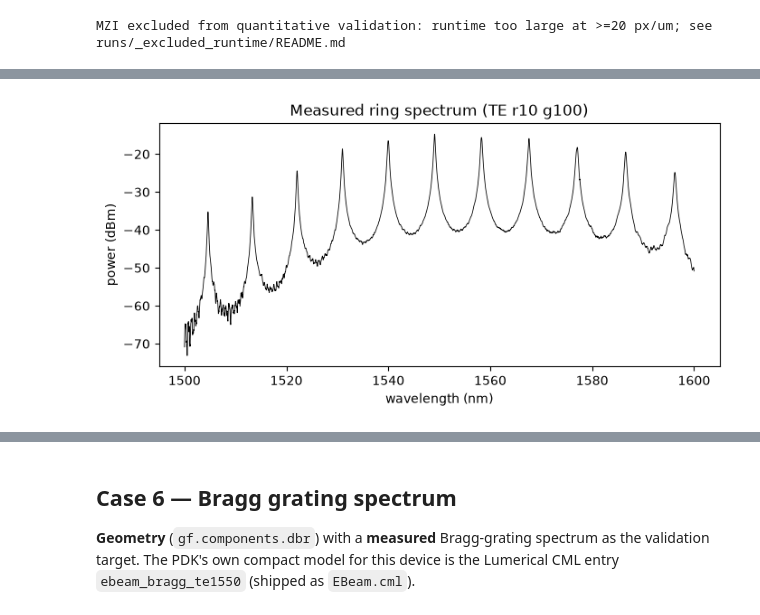
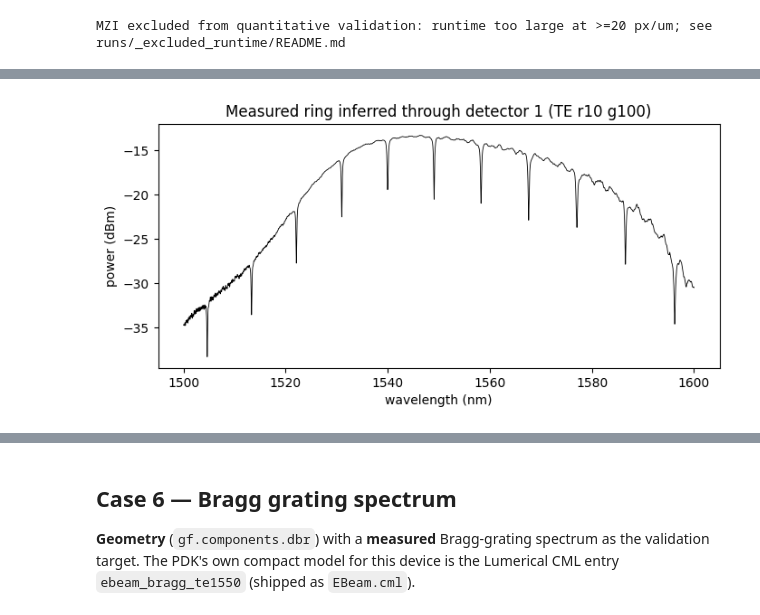
Before and after one commit to EpsilonForge/gsim, a Jupyter notebook: pdk-validation/notebook.ipynb, the cells around one changed output, grey strips where cells are left out. Drawn from its saved outputs; the diff is of its cells as text; code cells hidden in the pictures.

```diff
--- a/pdk-validation/notebook.ipynb
+++ b/pdk-validation/notebook.ipynb
@@ -451,18 +453,18 @@ ports: ['o2', 'o1'] | size: 25.5 22.7 um
 # %%
 figure, axis = plt.subplots(figsize=(8, 3.5))
 try:
     ring_dat = _fetch.fetch_ubc(_fetch.UBC_RING_MAT)
-    wavelength_nm, power_dbm = _fetch.load_ubc_spectrum(ring_dat)
+    wavelength_nm, power_dbm = _fetch.load_ubc_spectrum(ring_dat, port=1)
     axis.plot(wavelength_nm, power_dbm, "k", lw=0.6)
     axis.set(
-        title="Measured ring spectrum (TE r10 g100)",
+        title="Measured ring inferred through detector 1 (TE r10 g100)",
         xlabel="wavelength (nm)",
         ylabel="power (dBm)",
     )
 except _fetch.FetchError as error:
     print("Measured ring unavailable:", error)
 # %% [output]
-[figure, old version]
+[figure, new version]
 # %%
 ring_meep = run_and_report("ring", "Meep vs measured — ring resonator")
 # %% [output]
```
Also changed, not shown: parts of 24 cells of this notebook, 5 other files.
